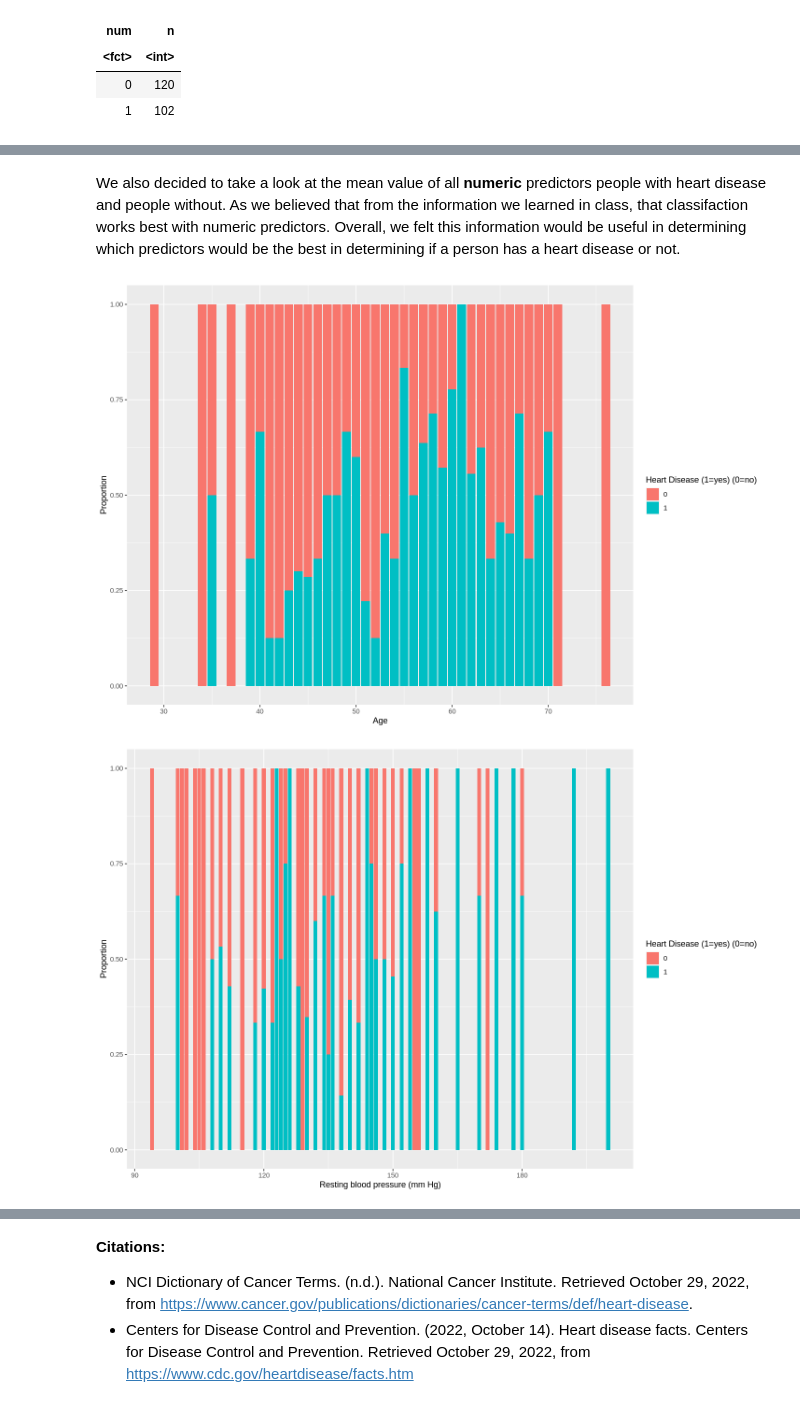
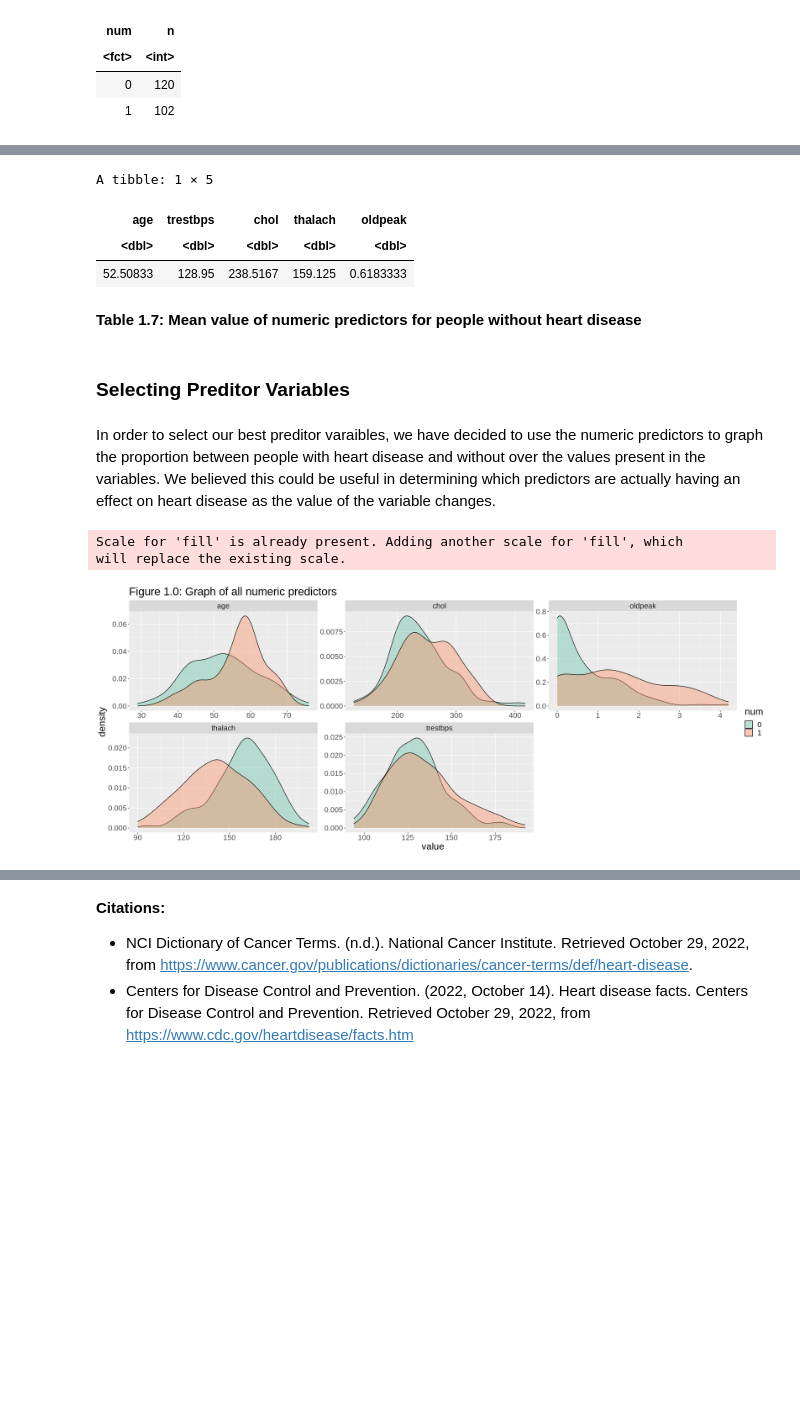
Before and after one commit to stevenson9/dsci-100-project-group-118, a Jupyter notebook: dsci100project.ipynb, the cells around one changed output, grey strips where cells are left out. Saved outputs shown, nothing was run; the diff lists cells and outputs as text; code cells hidden in the pictures; blank space fills up the shorter version.

```diff
--- a/dsci100project.ipynb
+++ b/dsci100project.ipynb
@@ -241,54 +257,48 @@ A tibble: 1 × 5
+# %%
+heart_mean_0 <- heart_train %>%
+              filter(num == 0) %>%
+              select(-sex, -chest_pain, -fbs, -restecg, -exang, -slope, -ca, -thal, -num) %>%
+              map_df(mean)
+
+
+heart_mean_0
+# %% [output]
+A tibble: 1 × 5
+| age | trestbps | chol | thalach | oldpeak |
+| <dbl> | <dbl> | <dbl> | <dbl> | <dbl> |
+| 52.50833 | 128.95 | 238.5167 | 159.125 | 0.6183333 |
+# %% [markdown]
+**Table 1.7: Mean value of numeric predictors for people without heart disease**
+# %% [markdown]
+### Selecting Preditor Variables
 # %% [markdown]
-We also decided to take a look at the mean value of all **numeric** predictors people with heart disease and people without.
-As we believed that from the information we learned in class, that classifaction works best with numeric predictors. Overall, we felt this information would be useful
-in determining which predictors would be the best in determining if a person has a heart disease or not.
+In order to select our best preditor varaibles, we have decided to use the numeric predictors to graph the proportion between people with heart disease and without over the values present in the variables. We believed this could be useful in determining which predictors are actually having an effect on heart disease as the value of the variable changes.
 # %%
-options(repr.plot.height = 8, repr.plot.width = 12)
+set.seed(1212)
 
-age_plot <- heart_train |>
-    ggplot(aes(x = age, fill = num)) +
-    geom_bar(position = 'fill') +
-    xlab('Age') +
-    ylab('Proportion') +
-    labs(fill = 'Heart Disease (1=yes) (0=no)')
+options(repr.plot.height = 8, repr.plot.width = 20)
 
-age_plot
 
-trestbps_plot <- heart_train |>
-    ggplot(aes(x = trestbps, fill = num)) +
-    geom_bar(position = 'fill') +
-    xlab('Resting blood pressure (mm Hg)') +
-    ylab('Proportion') +
-    labs(fill = 'Heart Disease (1=yes) (0=no)')
 
-trestbps_plot
+# We will first select the numeric variables (including num)
+numeric_heart <- select(heart_train, age, trestbps, chol, thalach, oldpeak, num)
 
-chol_plot <- heart_train |>
-    ggplot(aes(x = chol, fill = num)) +
-    geom_bar(position = 'fill') +
-    xlab("The person's cholesterol measurement (mg/dl)") +
-    ylab('Proportion') +
-    labs(fill = 'Heart Disease (1=yes) (0=no)')
 
-chol_plot
+# We will now create a histogram of all 5 variables utilzing pivot_longer to
+numeric_heart_graph <- numeric_heart %>%
+          pivot_longer(cols = - num, names_to = "category", values_to = "value")  %>%
+          ggplot(aes(value, fill = num)) +
+          geom_density(alpha = 0.4) +
+          facet_wrap(~ category, scales = 'free') +
+          theme(text = element_text(size = 20))+
+          scale_fill_discrete(name="Heart Disease?" ,labels=c("No", "Yes"))+
+          ggtitle("Figure 1.0: Graph of all numeric predictors")
 
-thalach_plot <- heart_train |>
-    ggplot(aes(x = thalach, fill = num)) +
-    geom_bar(position = 'fill') +
-    xlab('Maximum heart rate achieved') +
-    ylab('Proportion') +
-    labs(fill = 'Heart Disease (1=yes) (0=no)')
+numeric_heart_graph <- numeric_heart_graph +
+                     scale_fill_brewer(palette = "Set2")
 
-thalach_plot
-
-oldpeak_plot <- heart_train |>
-    ggplot(aes(x = oldpeak, fill = num)) +
-    geom_bar(position = 'fill') +
-    xlab('ST depression induced by exercise relative to rest') +
-    ylab('Proportion') +
-    labs(fill = 'Heart Disease (1=yes) (0=no)')
-
-oldpeak_plot
+numeric_heart_graph
 # %% [output]
+Scale for 'fill' is already present. Adding another scale for 'fill', which
+will replace the existing scale.
-[figure, old version]
+[figure, new version]
-[figure, removed]
```
Also changed, not shown: parts of 41 cells of this notebook.
